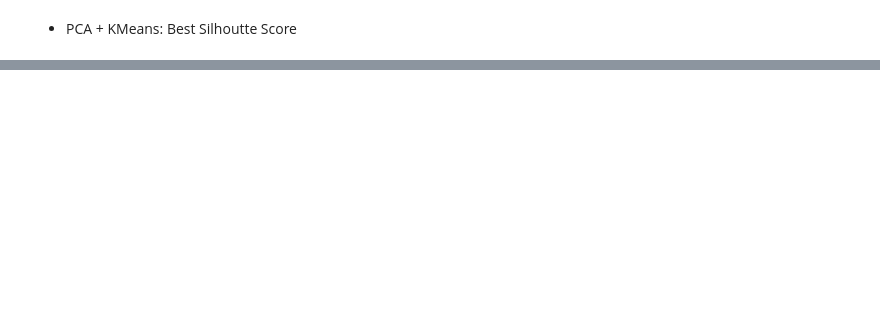
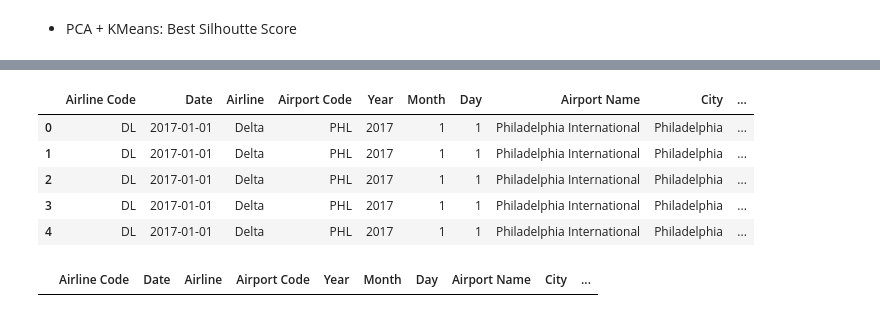
Before and after one commit to ningnonong/air-travel-project, a Jupyter notebook: Main/MilestoneII.ipynb, the cells around one changed output, grey strips where cells are left out. Cells and saved outputs as stored; diff of their text form; code cells hidden in the pictures; blank space fills up the shorter version.

```diff
--- a/Main/MilestoneII.ipynb
+++ b/Main/MilestoneII.ipynb
@@ -970,0 +967,28 @@ plt.show()
+# %%
+# Prepare flight data for merging with df_airports_states
+flight_df2_origin = flight_df2.drop(columns=[col for col in flight_df2.columns if 'Destination' in col])
+flight_df2_origin.rename(columns = {'Origin Airport Code':'Airport Code'}, inplace=True)
+flight_df2_origin = flight_df2_origin.merge(df_airports_states, on = 'Airport Code', how = 'left')
+# %%
+# Assign Carrier Type based on the Airline column
+flight_df2_origin['Carrier Type'] = [
+    'Legacy' if carrier in ['Delta', 'American', 'United']
+    else 'Low-cost' if carrier in ['Southwest', 'Spirit', 'Frontier']
+    else 'Other'
+    for carrier in flight_df2_origin['Airline']
+]
+
+# Merge main flight data with Cluster information based on best combination (PCA + KMeans) learned in the Unsupervised phase, and
+flight_df2_origin = flight_df2_origin.merge(final_unsupervised_df[['State Code (USPS)','Cluster Number']], on='State Code (USPS)', how='left')
+flight_df2_origin.head()
+# %% [output]
+|  | Airline Code | Date | Airline | Airport Code | Year | Month | Day | Airport Name | City | ... |
+| 0 | DL | 2017-01-01 | Delta | PHL | 2017 | 1 | 1 | Philadelphia International | Philadelphia | ... |
+| 1 | DL | 2017-01-01 | Delta | PHL | 2017 | 1 | 1 | Philadelphia International | Philadelphia | ... |
+| 2 | DL | 2017-01-01 | Delta | PHL | 2017 | 1 | 1 | Philadelphia International | Philadelphia | ... |
+| 3 | DL | 2017-01-01 | Delta | PHL | 2017 | 1 | 1 | Philadelphia International | Philadelphia | ... |
+| 4 | DL | 2017-01-01 | Delta | PHL | 2017 | 1 | 1 | Philadelphia International | Philadelphia | ... |
+# %%
+flight_df2_origin[flight_df2_origin.isna().any(axis=1)] # No rows with missing values
+# %% [output]
+|  | Airline Code | Date | Airline | Airport Code | Year | Month | Day | Airport Name | City | ... |
```
Also changed, not shown: parts of 75 cells of this notebook, 58 other files.
